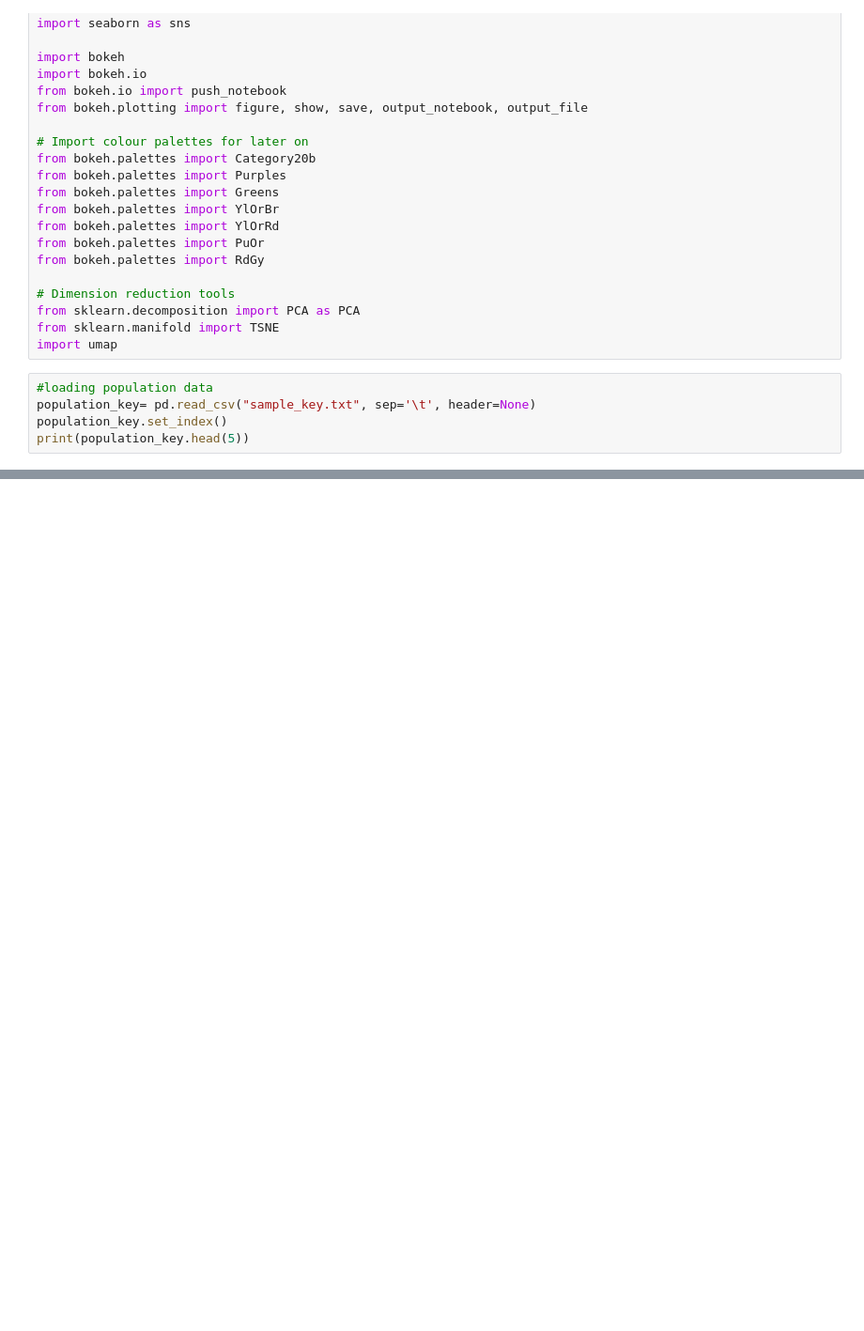
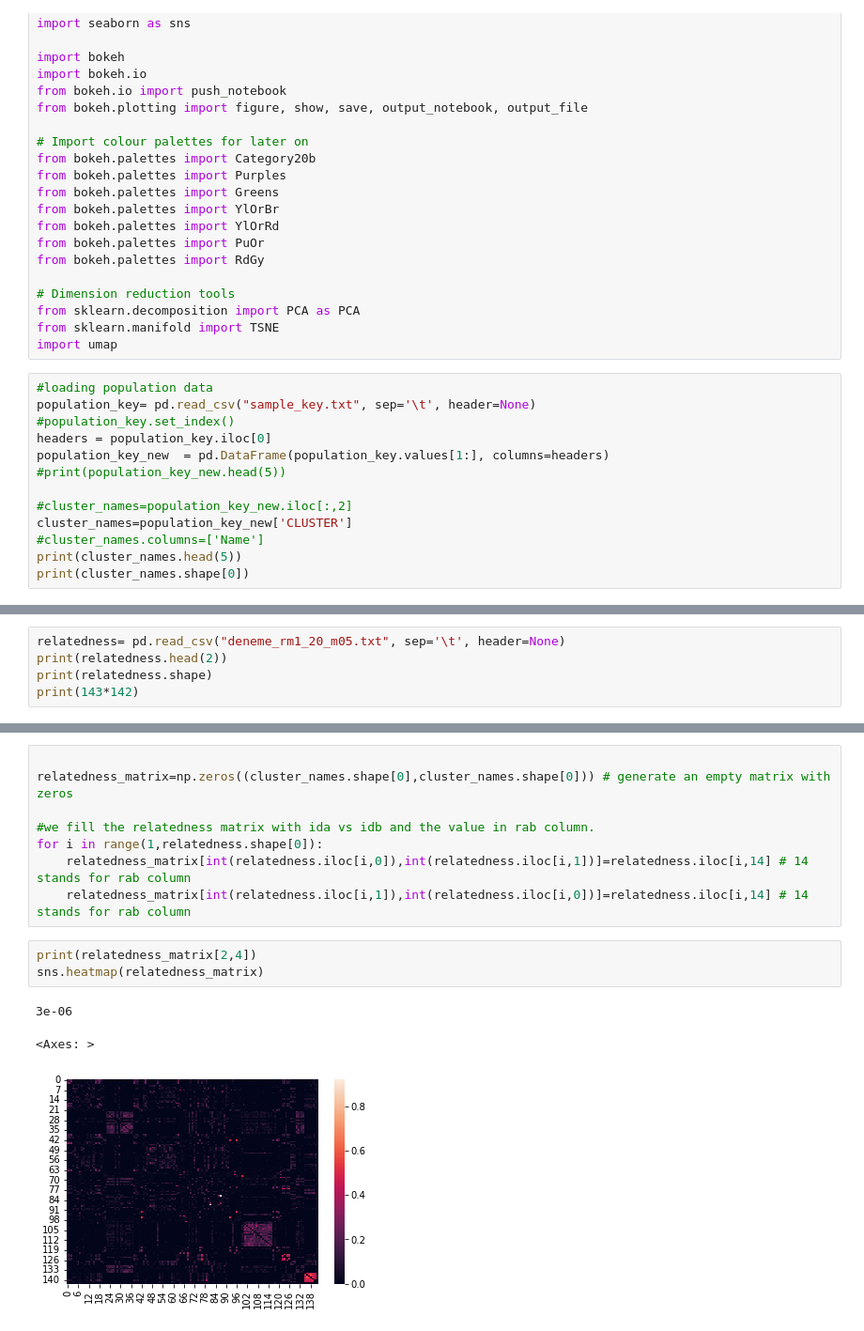
Before and after one commit to uzelkerem/AGT_Population, a Jupyter notebook: Untitled.ipynb, the cells around one changed output, grey strips where cells are left out. Shown at 94% size. Drawn from its saved outputs; the diff is of its cells as text; blank space fills up the shorter version.

```diff
--- a/Untitled.ipynb
+++ b/Untitled.ipynb
@@ -35,6 +35,14 @@ import umap
 # %%
 #loading population data
 population_key= pd.read_csv("sample_key.txt", sep='\t', header=None)
-population_key.set_index()
-print(population_key.head(5))
+#population_key.set_index()
+headers = population_key.iloc[0]
+population_key_new  = pd.DataFrame(population_key.values[1:], columns=headers)
+#print(population_key_new.head(5))
+
+#cluster_names=population_key_new.iloc[:,2]
+cluster_names=population_key_new['CLUSTER']
+#cluster_names.columns=['Name']
+print(cluster_names.head(5))
+print(cluster_names.shape[0])
 # %% [output]
@@ -46,0 +56,5 @@ print(population_key.head(5))
+# %%
+relatedness= pd.read_csv("deneme_rm1_20_m05.txt", sep='\t', header=None)
+print(relatedness.head(2))
+print(relatedness.shape)
+print(143*142)
@@ -46,0 +95,15 @@ print(population_key.head(5))
+# %%
+
+relatedness_matrix=np.zeros((cluster_names.shape[0],cluster_names.shape[0])) # generate an empty matrix with zeros
+
+#we fill the relatedness matrix with ida vs idb and the value in rab column.
+for i in range(1,relatedness.shape[0]):
+    relatedness_matrix[int(relatedness.iloc[i,0]),int(relatedness.iloc[i,1])]=relatedness.iloc[i,14] # 14 stands for rab column
+    relatedness_matrix[int(relatedness.iloc[i,1]),int(relatedness.iloc[i,0])]=relatedness.iloc[i,14] # 14 stands for rab column
+# %%
+print(relatedness_matrix[2,4])
+sns.heatmap(relatedness_matrix)
+# %% [output]
+3e-06
+<Axes: >
+[figure, added]
```
Also changed, not shown: parts of 7 cells of this notebook.
